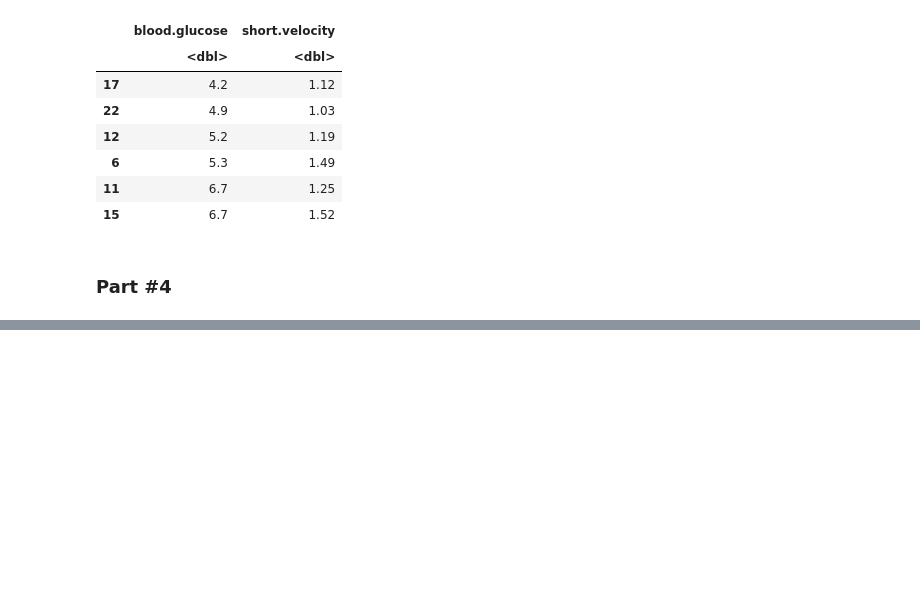
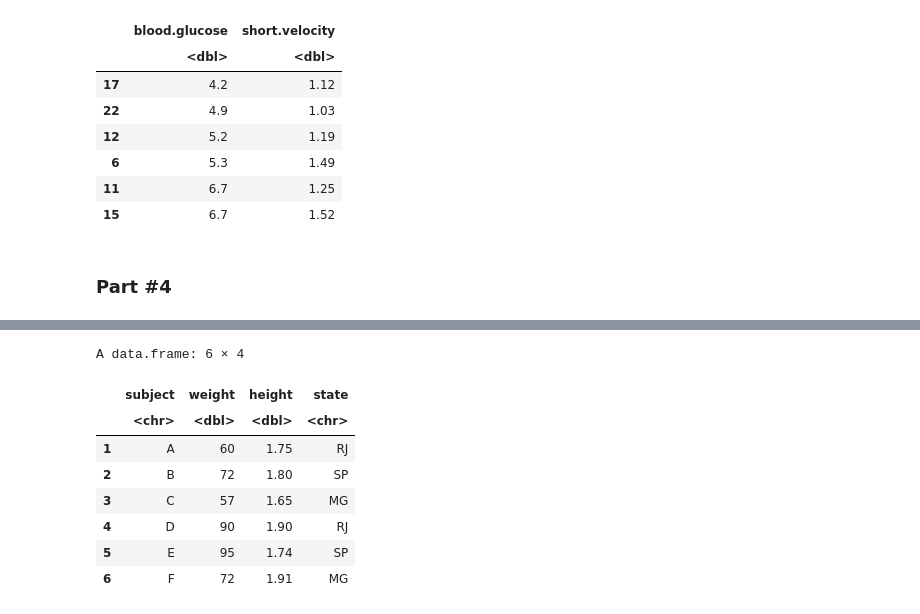
Before and after one commit to eogasawara/mylibrary, a Jupyter notebook: tutorial/tut_r_short_course.ipynb, the cells around one changed output, grey strips where cells are left out. Drawn from its saved outputs; the diff is of its cells as text; code cells hidden in the pictures; blank space fills up the shorter version.

```diff
--- a/tutorial/tut_r_short_course.ipynb
+++ b/tutorial/tut_r_short_course.ipynb
@@ -812,3 +847,16 @@ A data.frame: 6 × 4
+# %%
+dsm <- merge(d, ds, by.x="subject", by.y="subject")
+head(dsm)
+# %% [output]
+A data.frame: 6 × 4
+|  | subject | weight | height | state |
+|  | <chr> | <dbl> | <dbl> | <chr> |
+| 1 | A | 60 | 1.75 | RJ |
+| 2 | B | 72 | 1.80 | SP |
+| 3 | C | 57 | 1.65 | MG |
+| 4 | D | 90 | 1.90 | RJ |
+| 5 | E | 95 | 1.74 | SP |
+| 6 | F | 72 | 1.91 | MG |
 # %%
 lib <- require(dplyr)
 if (!lib)
```
Also changed, not shown: parts of 29 cells of this notebook, 1 other file.
